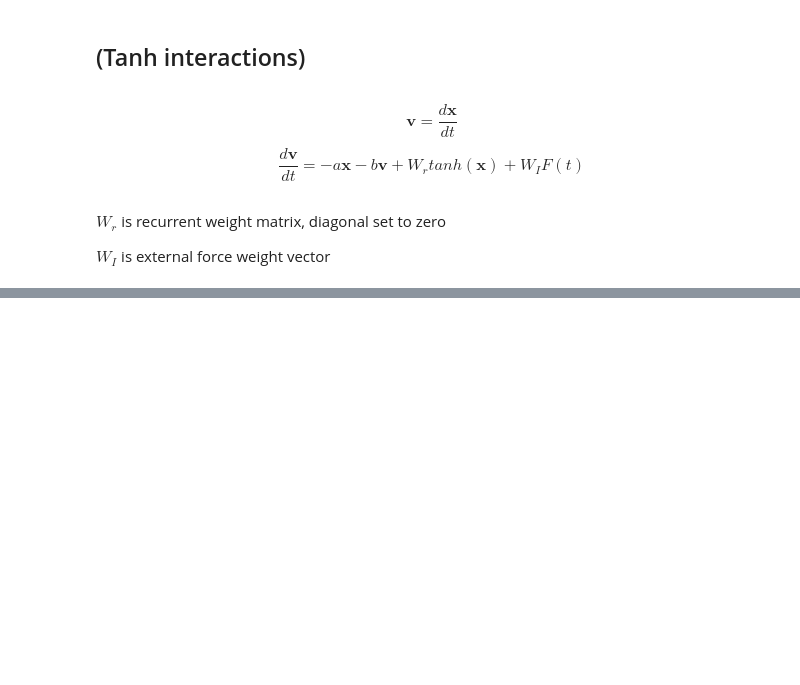
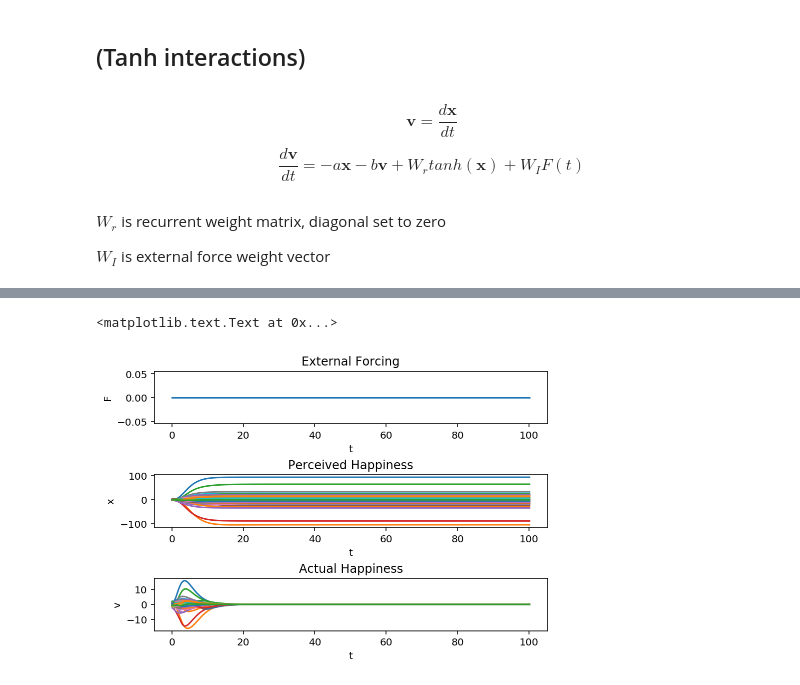
Before and after one commit to Hudsonnc/SIOC216B, a Jupyter notebook: Network.ipynb, the cells around one changed output, grey strips where cells are left out. Cells and saved outputs as stored; diff of their text form; code cells hidden in the pictures; blank space fills up the shorter version.

```diff
--- a/Network.ipynb
+++ b/Network.ipynb
@@ -381,0 +490,23 @@ axes[2].set_xlabel('t')
+# %%
+ytild = y.reshape(-1, 2, N).transpose(0,2,1)
+# %%
+fig, axes = plt.subplots(3, 1)
+fig.tight_layout(pad=0.4, w_pad=0.5, h_pad=3.0)
+
+axes[0].plot(t, [F(ti) for ti in t])
+axes[0].set_title('External Forcing')
+axes[0].set_ylabel('F')
+axes[0].set_xlabel('t')
+
+axes[1].plot(t, ytild[:, :, 0])
+axes[1].set_title('Perceived Happiness')
+axes[1].set_ylabel('x')
+axes[1].set_xlabel('t')
+
+axes[2].plot(t, ytild[:, :, 1])
+axes[2].set_title('Actual Happiness')
+axes[2].set_ylabel('v')
+axes[2].set_xlabel('t')
+# %% [output]
+<matplotlib.text.Text at 0x...>
+[figure, added]
```
Also changed, not shown: parts of 13 cells of this notebook.
